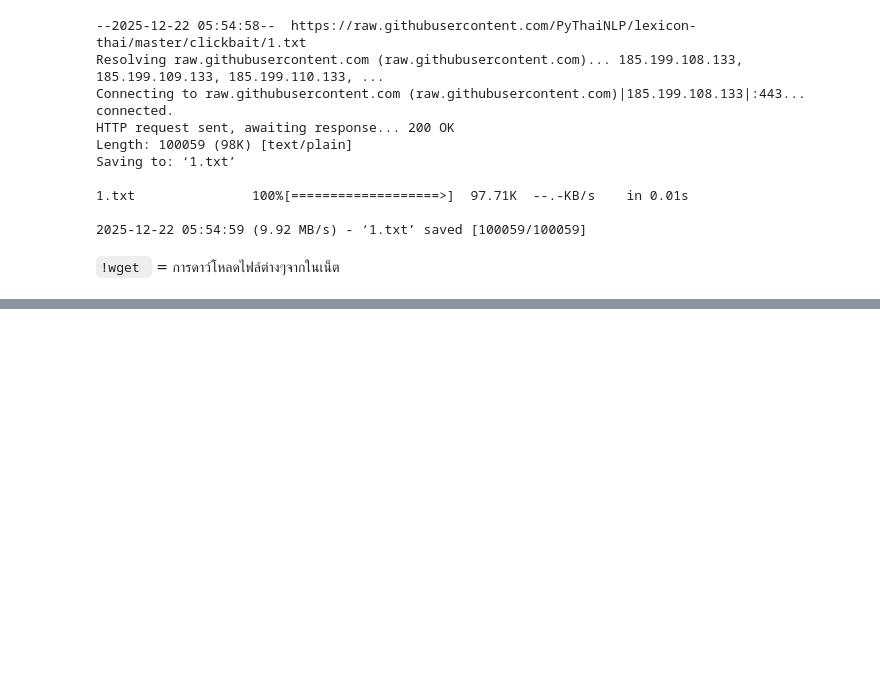
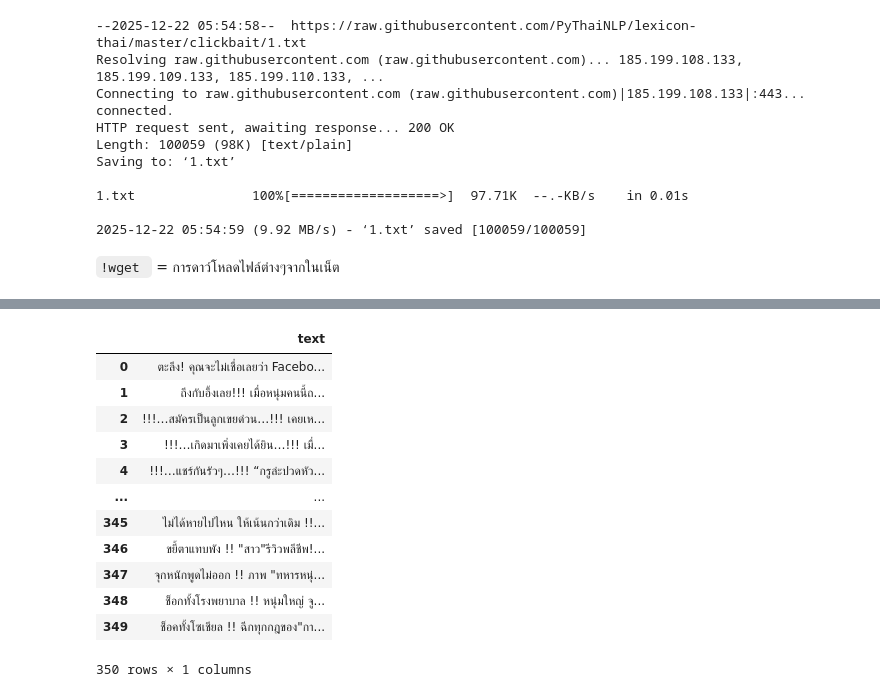
Before and after one commit to Napawan2005/FutureSkill, a Jupyter notebook: NLP_chapter2.ipynb, the cells around one changed output, grey strips where cells are left out. Drawn from its saved outputs; the diff is of its cells as text; code cells hidden in the pictures; blank space fills up the shorter version.

Commit message:
text change csv , check package

```diff
--- a/NLP_chapter2.ipynb
+++ b/NLP_chapter2.ipynb
@@ -17,0 +42,18 @@ Saving to: ‘1.txt’
+# %%
+df.columns = ['text']
+# %%
+df
+# %% [output]
+|  | text |
+| 0 | ตะลึง! คุณจะไม่เชื่อเลยว่า Facebo... |
+| 1 | ถึงกับอึ้งเลย!!! เมื่อหนุ่มคนนี้ถ... |
+| 2 | !!!…สมัครเป็นลูกเขยด่วน…!!! เคยเห... |
+| 3 | !!!…เกิดมาเพิ่งเคยได้ยิน…!!! เมื่... |
+| 4 | !!!…แชร์กันรัวๆ…!!! “กรูล่ะปวดหัว... |
+| ... | ... |
+| 345 | ไม่ได้หายไปไหน ให้เน้นกว่าเดิม !!... |
+| 346 | ขยี้ตาแทบพัง !! "สาว"รีวิวพลีชีพ!... |
+| 347 | จุกหนักพูดไม่ออก !! ภาพ "ทหารหนุ่... |
+| 348 | ช็อกทั้งโรงพยาบาล !! หนุ่มใหญ่ จู... |
+| 349 | ช็อคทั้งโซเชียล !! ฉีกทุกกฎของ"กา... |
+350 rows × 1 columns
```
Also changed, not shown: parts of 9 cells of this notebook.
